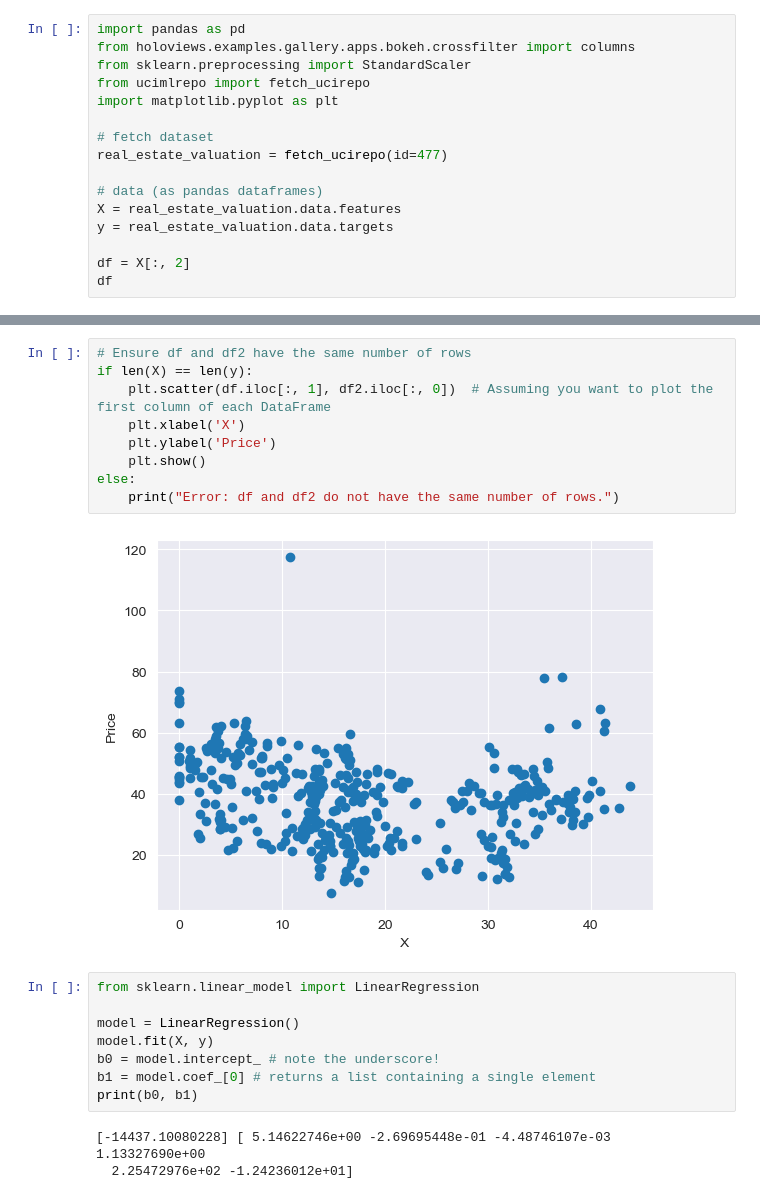
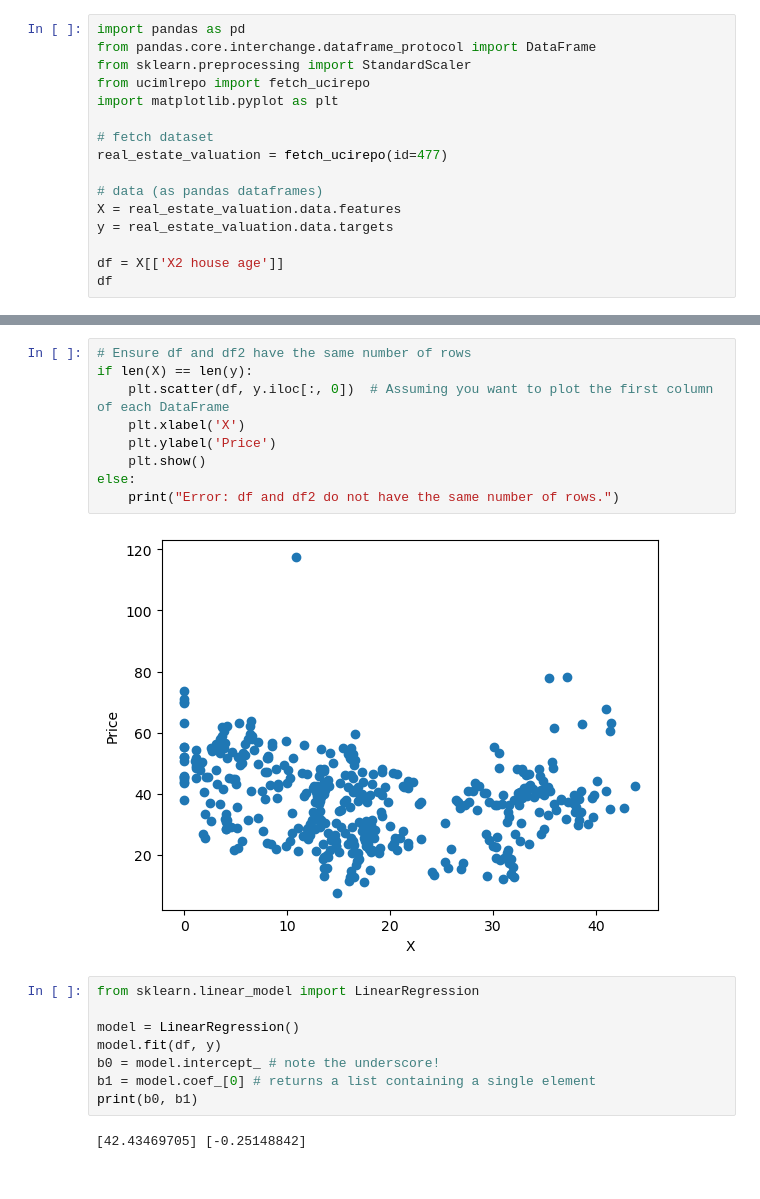
Before and after one commit to hinmiro/dataIsBeautifull_G2, a Jupyter notebook: assignments/Linear_regression.ipynb, the cells around one changed output, grey strips where cells are left out. Cells and saved outputs as stored; diff of their text form.

Commit message:
Model fix

```diff
--- a/assignments/Linear_regression.ipynb
+++ b/assignments/Linear_regression.ipynb
@@ -1,6 +1,6 @@
 # %%
 import pandas as pd
-from holoviews.examples.gallery.apps.bokeh.crossfilter import columns
+from pandas.core.interchange.dataframe_protocol import DataFrame
 from sklearn.preprocessing import StandardScaler
 from ucimlrepo import fetch_ucirepo
 import matplotlib.pyplot as plt
@@ -12,6 +12,6 @@ real_estate_valuation = fetch_ucirepo(id=477)
 X = real_estate_valuation.data.features
 y = real_estate_valuation.data.targets
 
-df = X[:, 2]
+df = X[['X2 house age']]
 df
 # %% [output]
@@ -19,22 +31,21 @@ ValueError: No plotting extension is currently loaded. Ensure you load an plotti
 # %%
 # Ensure df and df2 have the same number of rows
 if len(X) == len(y):
-    plt.scatter(df.iloc[:, 1], df2.iloc[:, 0])  # Assuming you want to plot the first column of each DataFrame
+    plt.scatter(df, y.iloc[:, 0])  # Assuming you want to plot the first column of each DataFrame
     plt.xlabel('X')
     plt.ylabel('Price')
     plt.show()
 else:
     print("Error: df and df2 do not have the same number of rows.")
 # %% [output]
-[figure, old version]
+[figure, new version]
 # %%
 from sklearn.linear_model import LinearRegression
 
 model = LinearRegression()
-model.fit(X, y)
+model.fit(df, y)
 b0 = model.intercept_ # note the underscore!
 b1 = model.coef_[0] # returns a list containing a single element
 print(b0, b1)
 # %% [output]
-[-14437.10080228] [ 5.14622746e+00 -2.69695448e-01 -4.48746107e-03  1.13327690e+00
-  2.25472976e+02 -1.24236012e+01]
+[42.43469705] [-0.25148842]
```
Also changed, not shown: parts of 2 cells of this notebook, 1 other file.
